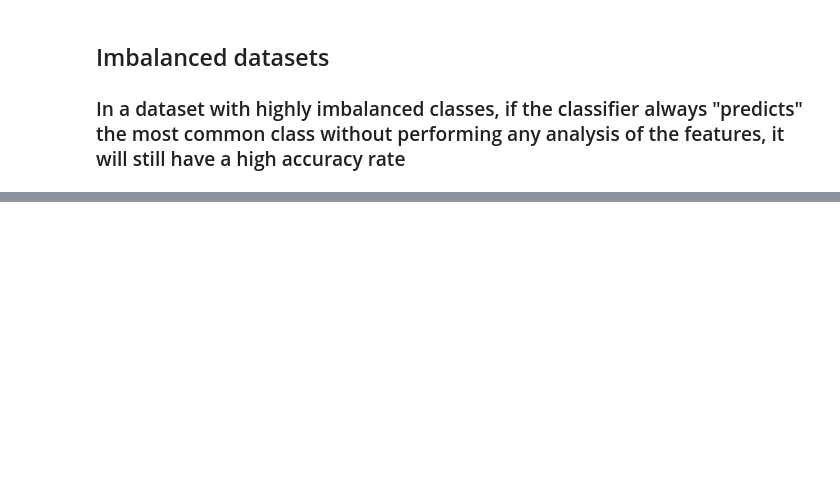
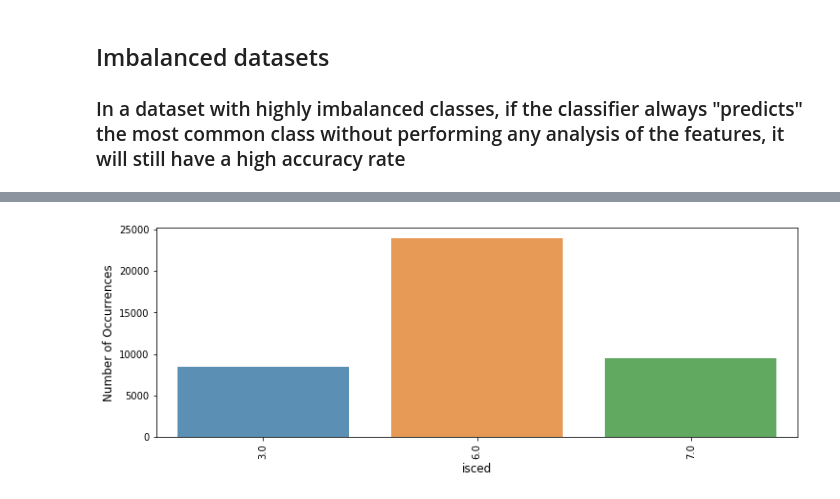
Before and after one commit to ShNadi/okcupid, a Jupyter notebook: docs/reports/report3.ipynb, the cells around one changed output, grey strips where cells are left out. Cells and saved outputs as stored; diff of their text form; code cells hidden in the pictures; blank space fills up the shorter version.

```diff
--- a/docs/reports/report3.ipynb
+++ b/docs/reports/report3.ipynb
@@ -39,3 +114,14 @@ df = df[df['isced'].isin([6.0, 7.0, 3.0])]
+# %%
+# df.isced.value_counts().plot(kind='bar', title= 'Count target')
+cnt_isced = df['isced'].value_counts()
+plt.figure(figsize=(12,4))
+sns.barplot(cnt_isced.index, cnt_isced.values, alpha=0.8)
+plt.ylabel('Number of Occurrences', fontsize=12)
+plt.xlabel('isced', fontsize=12)
+plt.xticks(rotation=90)
+plt.show();
+# %% [output]
+[figure, added]
 # %%
 def plot_conf(conf_matrix):
     print('Confusion matrix:\n', conf_matrix)
```
Also changed, not shown: parts of 40 cells of this notebook.
